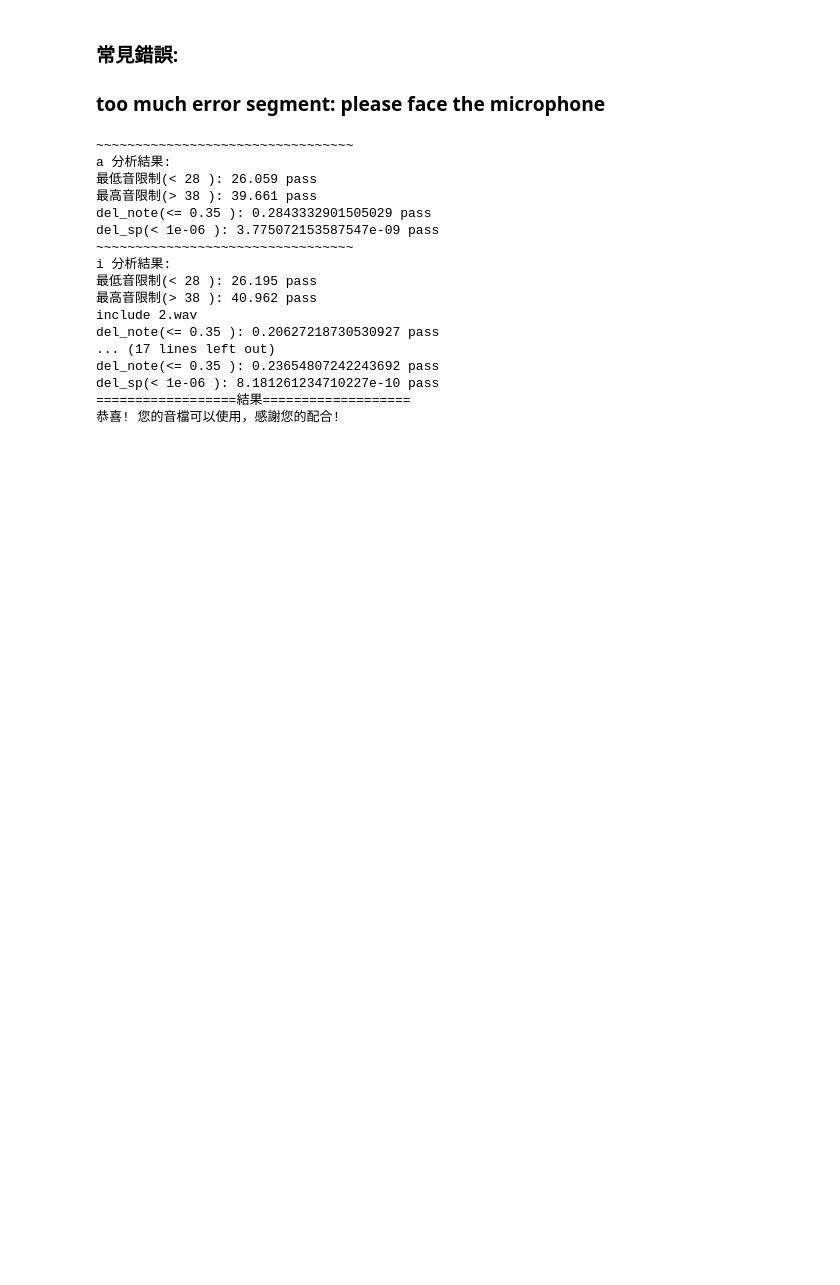
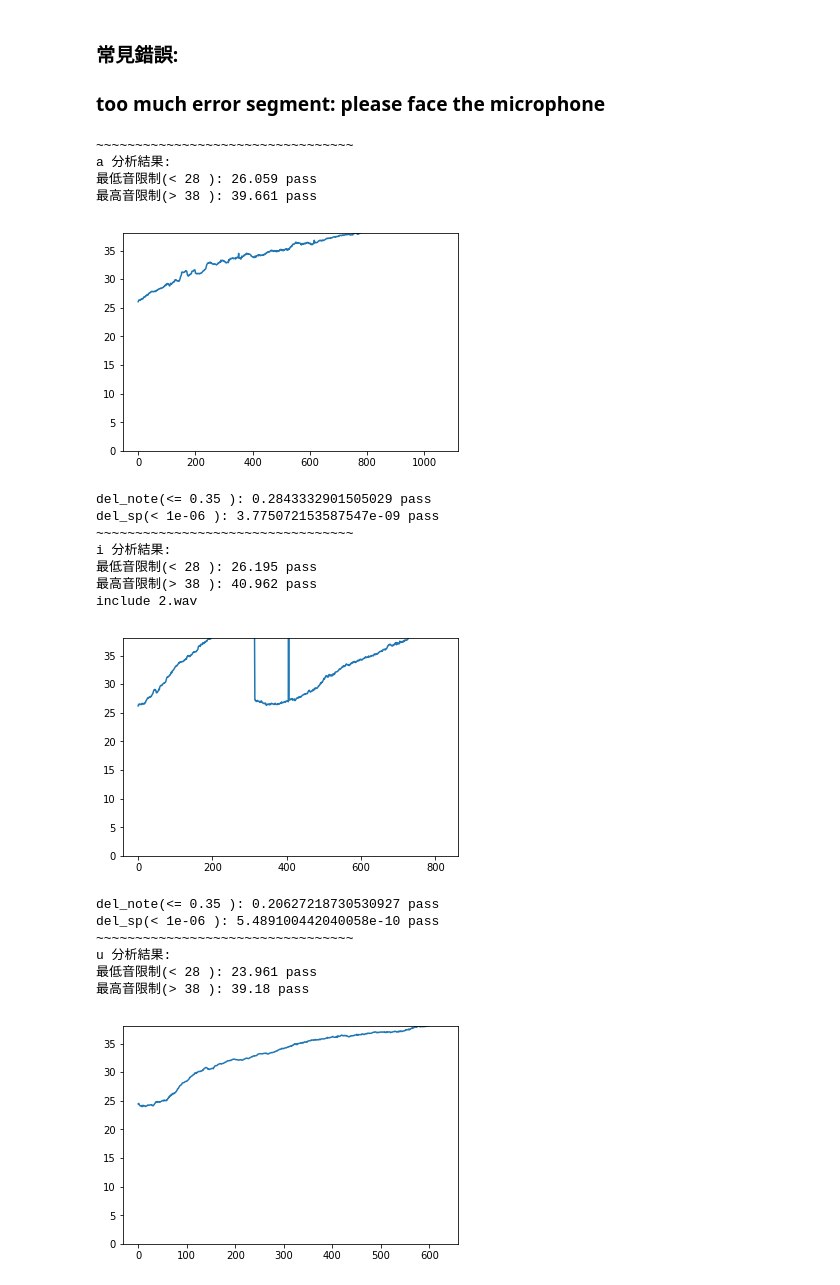
Before and after one commit to BeyondCloud/Vowel_Conversion, a Jupyter notebook: dataset_judgement.ipynb, the cells around one changed output. Cells and saved outputs as stored; diff of their text form; code cells hidden in the pictures; blank space fills up the shorter version.

Commit message:
plot cat f0_note

```diff
--- a/dataset_judgement.ipynb
+++ b/dataset_judgement.ipynb
@@ -65,8 +65,6 @@ for i in range(len(aiueo)):
     inf_cnt = 0
     f0 = reset_fail_f0(f0)
     if inf_cnt != 0:
-        plt.plot(f0[1:-1])
-        plt.show()
         print(wavname,'音檔中有無法分析的片段，',len(f0_note),'片段中有',inf_cnt,'個片段無法分析，請再次嘗試:fail')
     print(aiueo[i],'分析結果:')
 
@@ -77,8 +75,6 @@ for i in range(len(aiueo)):
     print("最高音限制(>",note_upper,"):",round(max(f0_note),3),"pass" if max(f0_note)>note_upper else "fail")
     if (not max(f0_note)>note_upper) or ((not min(f0_note)<note_lower)):
         isPass = False
-    plt.plot(f0_note)
-    plt.show()
 
     #criteria 2:minimun delta note (sorted)
 
@@ -92,6 +88,10 @@ for i in range(len(aiueo)):
         f02 = reset_fail_f0(f02)
         f0_note =np.concatenate((f0_note,12*np.log2(f02[1:-1]/440)+49), axis=0)
         file_cnt +=1
+    plt.ylim(ymax=note_upper+5)
+    plt.plot(f0_note)
+    plt.show()
+
     sorted_note = np.array(sorted(i for i in f0_note if i < note_upper+1))
     del_note = abs(sorted_note[1:] - sorted_note[:-1])
 
@@ -103,43 +103,46 @@ for i in range(len(aiueo)):
         plt.plot(del_note)
         plt.show()
 
 
     #criteria 3:prevent noise
     del_sp = np.mean(np.power(abs(sp[2:-1,400:]-sp[1:-2,400:]),2),axis= 1)
     max_del_sp = max(del_sp)
     print("del_sp(<",del_sp_upper,"):",max_del_sp,"pass" if del_sp_upper>max_del_sp else "fail")
     if (not max_del_sp<del_sp_upper):
         isPass = False
         plt.plot(del_sp)
         plt.show()
 
 #     plt.hist(f0_note, bins = 13,range =(note_lower,note_upper),  facecolor='green', alpha=0.5)
 #     plt.show()
 
 #     note_range = np.ptp(f0_note)
     if isPass:
         pass_list[i] = 1
 
 print("==================結果===================")
 if sum(pass_list) == len(aiueo):
     print("恭喜! 您的音檔可以使用，感謝您的配合!")
 else:
     print("您提供的音檔尚有地方須修正，煩請改進fail與錯誤的部分")
 # %% [output]
 ~~~~~~~~~~~~~~~~~~~~~~~~~~~~~~~~~
 a 分析結果:
 最低音限制(< 28 ): 26.059 pass
 最高音限制(> 38 ): 39.661 pass
-del_note(<= 0.35 ): 0.2843332901505029 pass
-del_sp(< 1e-06 ): 3.775072153587547e-09 pass
-~~~~~~~~~~~~~~~~~~~~~~~~~~~~~~~~~
-i 分析結果:
-最低音限制(< 28 ): 26.195 pass
-最高音限制(> 38 ): 40.962 pass
-include 2.wav
-del_note(<= 0.35 ): 0.20627218730530927 pass
-... (17 lines left out)
-del_note(<= 0.35 ): 0.23654807242243692 pass
-del_sp(< 1e-06 ): 8.181261234710227e-10 pass
-==================結果===================
-恭喜! 您的音檔可以使用，感謝您的配合!
+[figure, added]
+del_note(<= 0.35 ): 0.2843332901505029 pass
+del_sp(< 1e-06 ): 3.775072153587547e-09 pass
+~~~~~~~~~~~~~~~~~~~~~~~~~~~~~~~~~
+i 分析結果:
+最低音限制(< 28 ): 26.195 pass
+最高音限制(> 38 ): 40.962 pass
+include 2.wav
+[figure, added]
+del_note(<= 0.35 ): 0.20627218730530927 pass
+del_sp(< 1e-06 ): 5.489100442040058e-10 pass
+~~~~~~~~~~~~~~~~~~~~~~~~~~~~~~~~~
+u 分析結果:
+最低音限制(< 28 ): 23.961 pass
+最高音限制(> 38 ): 39.18 pass
+[figure, added]
```
Also changed, not shown: parts of 1 cell of this notebook.
